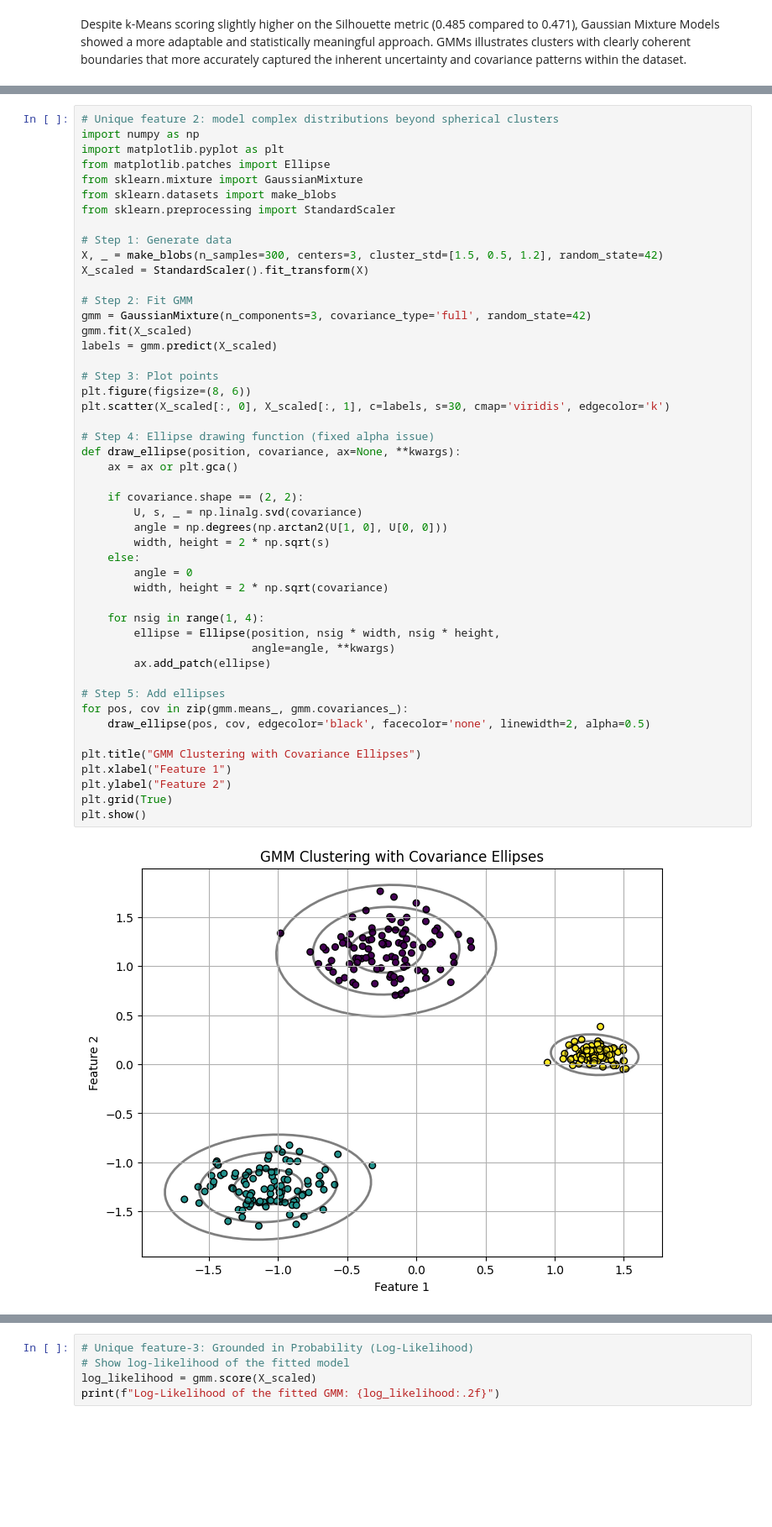
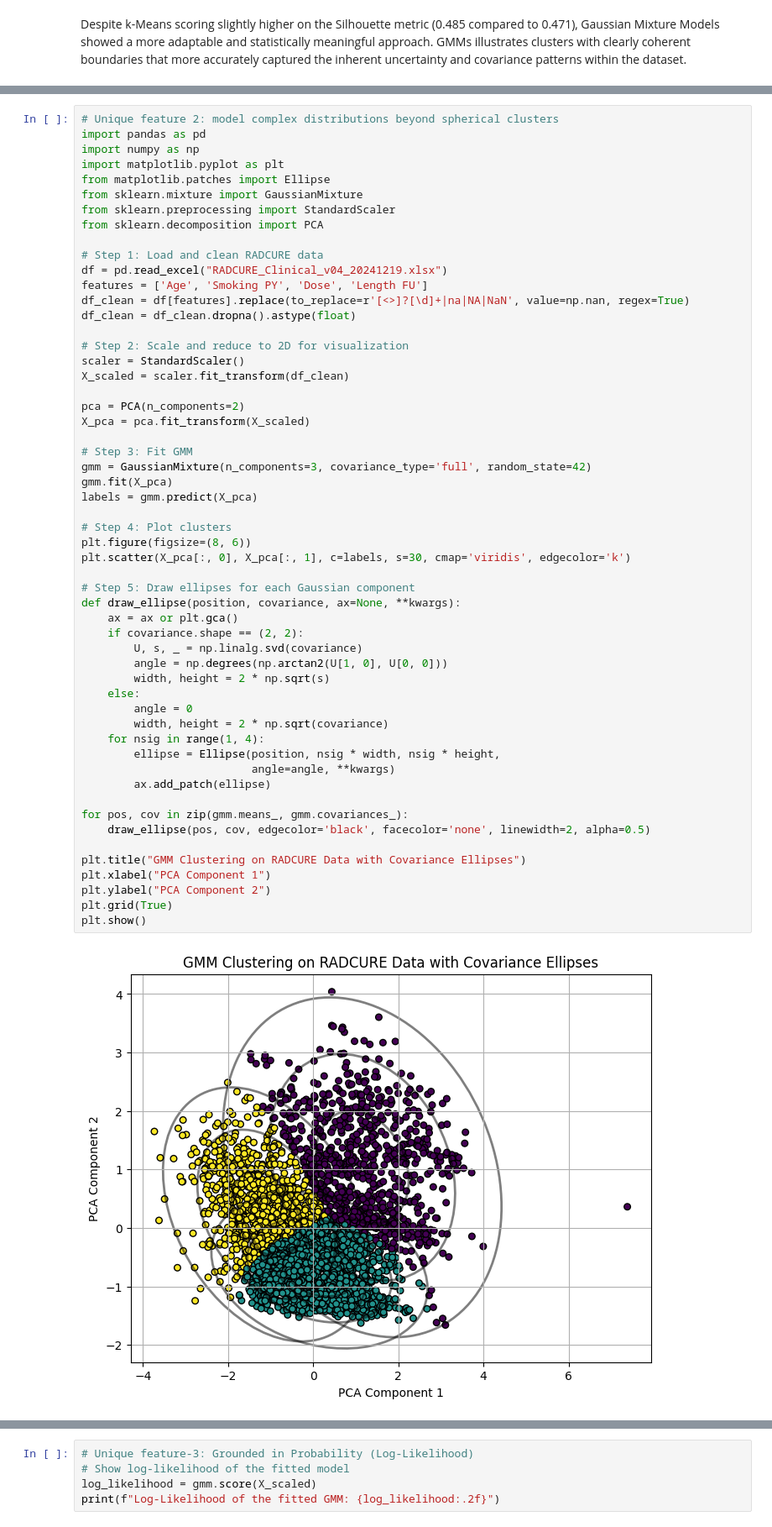
Before and after one commit to malam2025/BINF5507-Mohammad-Capstone-project, a Jupyter notebook: GMM-Capstone-project.ipynb, the cells around one changed output, grey strips where cells are left out. Shown at 84% size. Saved outputs shown, nothing was run; the diff lists cells and outputs as text; blank space fills up the shorter version.

```diff
--- a/GMM-Capstone-project.ipynb
+++ b/GMM-Capstone-project.ipynb
@@ -150,53 +162,60 @@ Soft probabilities for first 5 points:
 Gaussian Mixture Models (GMMs) assign a probability to each data point indicating its control across different clusters. Such approach enables more refined decisions when dealing with complex or overlapping data — a crucial advantage in bioinformatics and clinical applications where clear-cut boundaries rarely exist.
 # %%
 # Unique feature 2: model complex distributions beyond spherical clusters
+import pandas as pd
 import numpy as np
 import matplotlib.pyplot as plt
 from matplotlib.patches import Ellipse
 from sklearn.mixture import GaussianMixture
-from sklearn.datasets import make_blobs
 from sklearn.preprocessing import StandardScaler
+from sklearn.decomposition import PCA
 
-# Step 1: Generate data
-X, _ = make_blobs(n_samples=300, centers=3, cluster_std=[1.5, 0.5, 1.2], random_state=42)
-X_scaled = StandardScaler().fit_transform(X)
+# Step 1: Load and clean RADCURE data
+df = pd.read_excel("RADCURE_Clinical_v04_20241219.xlsx")
+features = ['Age', 'Smoking PY', 'Dose', 'Length FU']
+df_clean = df[features].replace(to_replace=r'[<>]?[\d]+|na|NA|NaN', value=np.nan, regex=True)
+df_clean = df_clean.dropna().astype(float)
 
-# Step 2: Fit GMM
+# Step 2: Scale and reduce to 2D for visualization
+scaler = StandardScaler()
+X_scaled = scaler.fit_transform(df_clean)
+
+pca = PCA(n_components=2)
+X_pca = pca.fit_transform(X_scaled)
+
+# Step 3: Fit GMM
 gmm = GaussianMixture(n_components=3, covariance_type='full', random_state=42)
-gmm.fit(X_scaled)
-labels = gmm.predict(X_scaled)
+gmm.fit(X_pca)
+labels = gmm.predict(X_pca)
 
-# Step 3: Plot points
+# Step 4: Plot clusters
 plt.figure(figsize=(8, 6))
-plt.scatter(X_scaled[:, 0], X_scaled[:, 1], c=labels, s=30, cmap='viridis', edgecolor='k')
+plt.scatter(X_pca[:, 0], X_pca[:, 1], c=labels, s=30, cmap='viridis', edgecolor='k')
 
-# Step 4: Ellipse drawing function (fixed alpha issue)
+# Step 5: Draw ellipses for each Gaussian component
 def draw_ellipse(position, covariance, ax=None, **kwargs):
     ax = ax or plt.gca()
-
     if covariance.shape == (2, 2):
         U, s, _ = np.linalg.svd(covariance)
         angle = np.degrees(np.arctan2(U[1, 0], U[0, 0]))
         width, height = 2 * np.sqrt(s)
     else:
         angle = 0
         width, height = 2 * np.sqrt(covariance)
-
     for nsig in range(1, 4):
         ellipse = Ellipse(position, nsig * width, nsig * height,
                           angle=angle, **kwargs)
         ax.add_patch(ellipse)
 
-# Step 5: Add ellipses
 for pos, cov in zip(gmm.means_, gmm.covariances_):
     draw_ellipse(pos, cov, edgecolor='black', facecolor='none', linewidth=2, alpha=0.5)
 
-plt.title("GMM Clustering with Covariance Ellipses")
-plt.xlabel("Feature 1")
-plt.ylabel("Feature 2")
+plt.title("GMM Clustering on RADCURE Data with Covariance Ellipses")
+plt.xlabel("PCA Component 1")
+plt.ylabel("PCA Component 2")
 plt.grid(True)
 plt.show()
 # %% [output]
-[figure, old version]
+[figure, new version]
 # %% [markdown]
 The visualization highlights GMM’s strength in capturing complex, non-spherical data distributions. In contrast to k-Means, which presumes uniform variance across all dimensions, GMM flexibly conforms to the actual geometry and orientation of the data.
```
Also changed, not shown: parts of 6 cells of this notebook.
